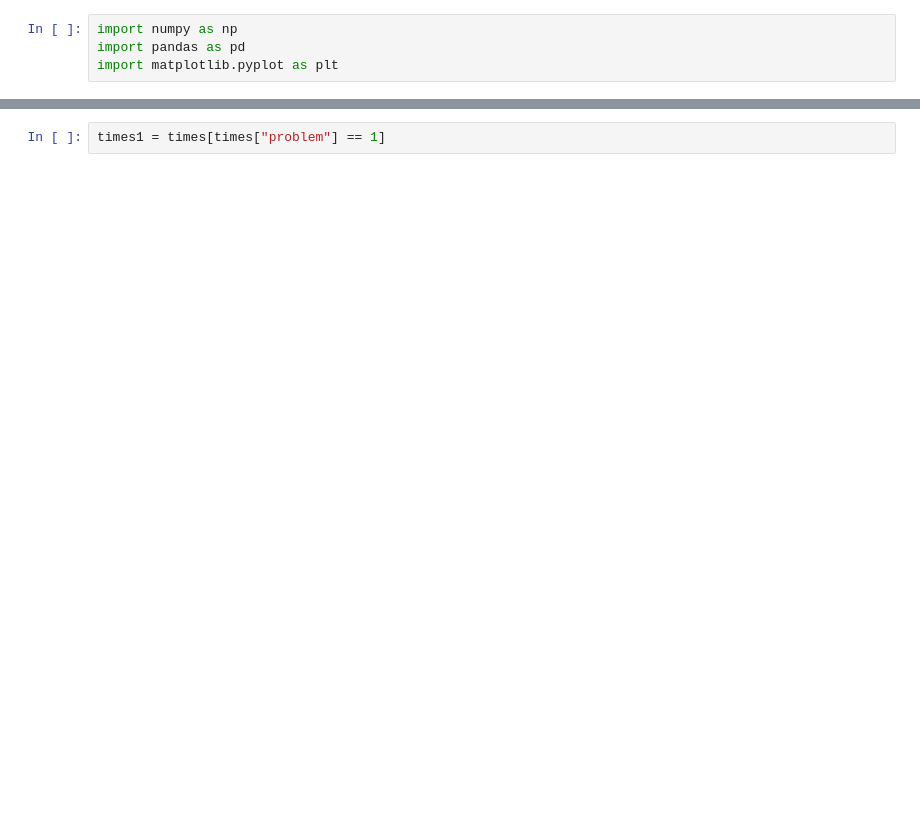
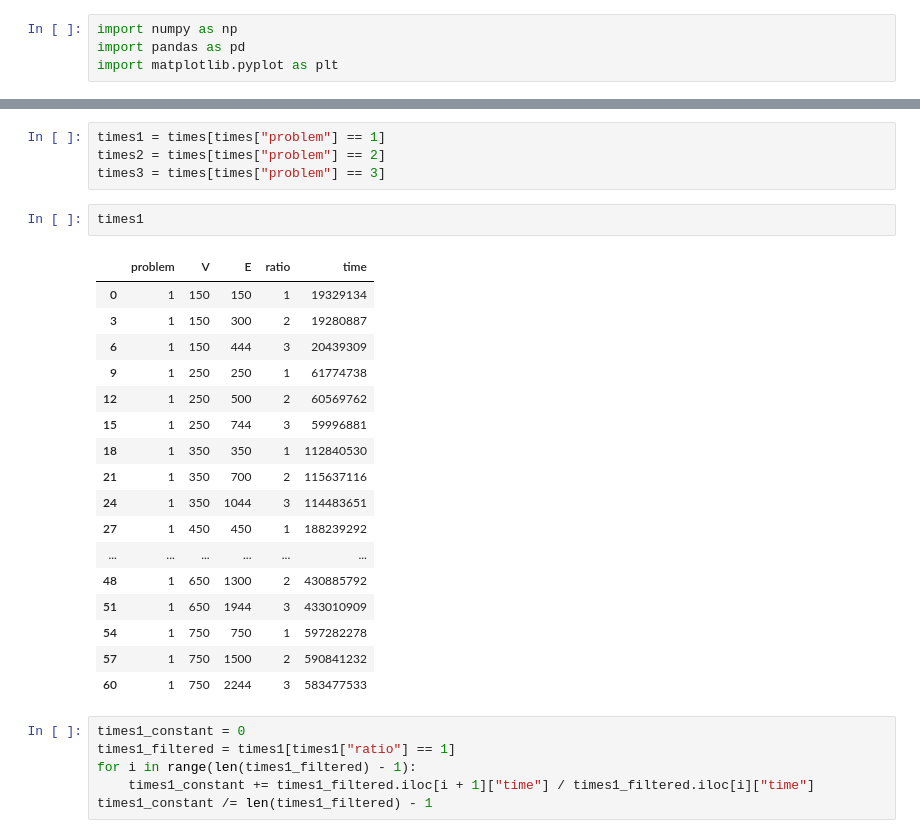
Before and after one commit to MatCarvalho21/trabalho_paa, a Jupyter notebook: time_analysis.ipynb, the cells around one changed output, grey strips where cells are left out. Cells and saved outputs as stored; diff of their text form; blank space fills up the shorter version.

```diff
--- a/time_analysis.ipynb
+++ b/time_analysis.ipynb
@@ -25,2 +22,30 @@ times
 # %%
 times1 = times[times["problem"] == 1]
+times2 = times[times["problem"] == 2]
+times3 = times[times["problem"] == 3]
+# %%
+times1
+# %% [output]
+|  | problem | V | E | ratio | time |
+| 0 | 1 | 150 | 150 | 1 | 19329134 |
+| 3 | 1 | 150 | 300 | 2 | 19280887 |
+| 6 | 1 | 150 | 444 | 3 | 20439309 |
+| 9 | 1 | 250 | 250 | 1 | 61774738 |
+| 12 | 1 | 250 | 500 | 2 | 60569762 |
+| 15 | 1 | 250 | 744 | 3 | 59996881 |
+| 18 | 1 | 350 | 350 | 1 | 112840530 |
+| 21 | 1 | 350 | 700 | 2 | 115637116 |
+| 24 | 1 | 350 | 1044 | 3 | 114483651 |
+| 27 | 1 | 450 | 450 | 1 | 188239292 |
+| ... | ... | ... | ... | ... | ... |
+| 48 | 1 | 650 | 1300 | 2 | 430885792 |
+| 51 | 1 | 650 | 1944 | 3 | 433010909 |
+| 54 | 1 | 750 | 750 | 1 | 597282278 |
+| 57 | 1 | 750 | 1500 | 2 | 590841232 |
+| 60 | 1 | 750 | 2244 | 3 | 583477533 |
+# %%
+times1_constant = 0
+times1_filtered = times1[times1["ratio"] == 1]
+for i in range(len(times1_filtered) - 1):
+    times1_constant += times1_filtered.iloc[i + 1]["time"] / times1_filtered.iloc[i]["time"]
+times1_constant /= len(times1_filtered) - 1
```
Also changed, not shown: parts of 13 cells of this notebook, 5 other files.
